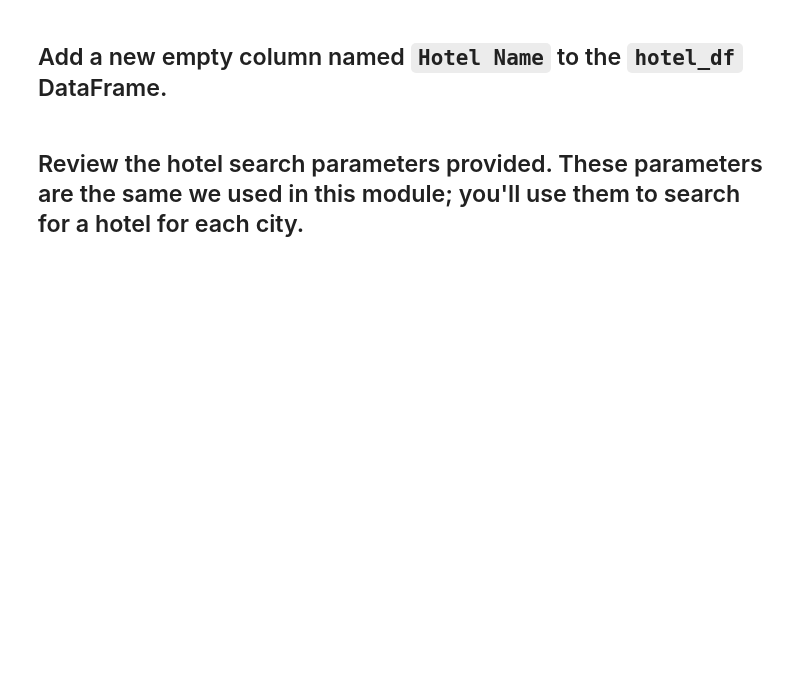
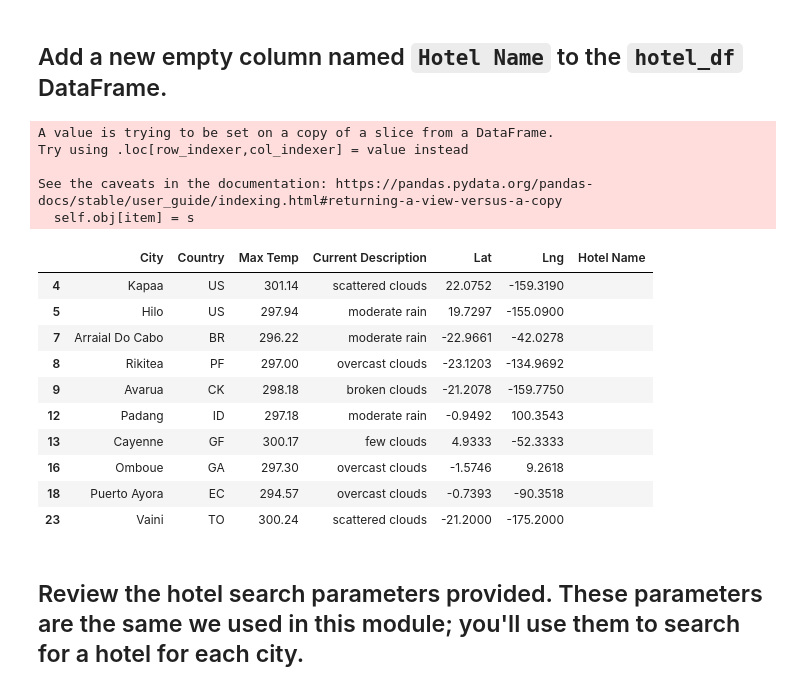
Before and after one commit to chojunhyun94/World_Weather_Analysis, a Jupyter notebook: Vacation_Search/Vacation_Search.ipynb, the cells around one changed output. Saved outputs shown, nothing was run; the diff lists cells and outputs as text; code cells hidden in the pictures; blank space fills up the shorter version.

```diff
--- a/Vacation_Search/Vacation_Search.ipynb
+++ b/Vacation_Search/Vacation_Search.ipynb
@@ -156,10 +156,27 @@ hotel_df.head(10)
 ## Add a new empty column named `Hotel Name` to the `hotel_df` DataFrame.
 # %%
 # Add a new empty column, "Hotel Name", to the hotel_df DataFrame
-# YOUR CODE HERE
+hotel_df.loc[:,"Hotel Name"] = ""
 
 # Display sample data
-# YOUR CODE HERE
+hotel_df.head(10)
+# %% [output]
+A value is trying to be set on a copy of a slice from a DataFrame.
+Try using .loc[row_indexer,col_indexer] = value instead
+
+See the caveats in the documentation: https://pandas.pydata.org/pandas-docs/stable/user_guide/indexing.html#returning-a-view-versus-a-copy
+  self.obj[item] = s
+|  | City | Country | Max Temp | Current Description | Lat | Lng | Hotel Name |
+| 4 | Kapaa | US | 301.14 | scattered clouds | 22.0752 | -159.3190 |  |
+| 5 | Hilo | US | 297.94 | moderate rain | 19.7297 | -155.0900 |  |
+| 7 | Arraial Do Cabo | BR | 296.22 | moderate rain | -22.9661 | -42.0278 |  |
+| 8 | Rikitea | PF | 297.00 | overcast clouds | -23.1203 | -134.9692 |  |
+| 9 | Avarua | CK | 298.18 | broken clouds | -21.2078 | -159.7750 |  |
+| 12 | Padang | ID | 297.18 | moderate rain | -0.9492 | 100.3543 |  |
+| 13 | Cayenne | GF | 300.17 | few clouds | 4.9333 | -52.3333 |  |
+| 16 | Omboue | GA | 297.30 | overcast clouds | -1.5746 | 9.2618 |  |
+| 18 | Puerto Ayora | EC | 294.57 | overcast clouds | -0.7393 | -90.3518 |  |
+| 23 | Vaini | TO | 300.24 | scattered clouds | -21.2000 | -175.2000 |  |
 # %% [markdown]
 ## Review the hotel search parameters provided. These parameters are the same we used in this module; you'll use them to search for a hotel for each city.
 # %%
```
Also changed, not shown: parts of 11 cells of this notebook, 6 other files.
